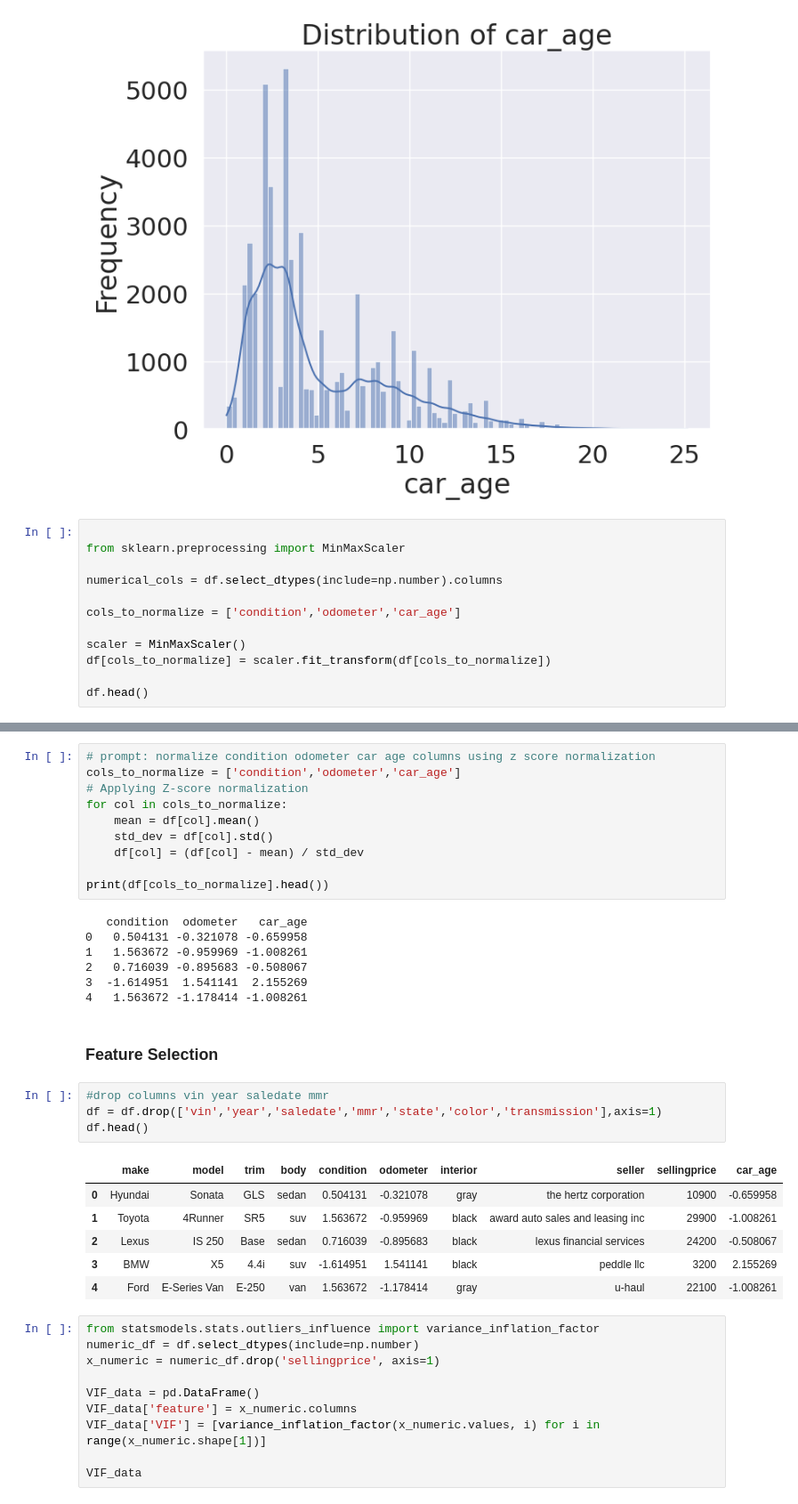
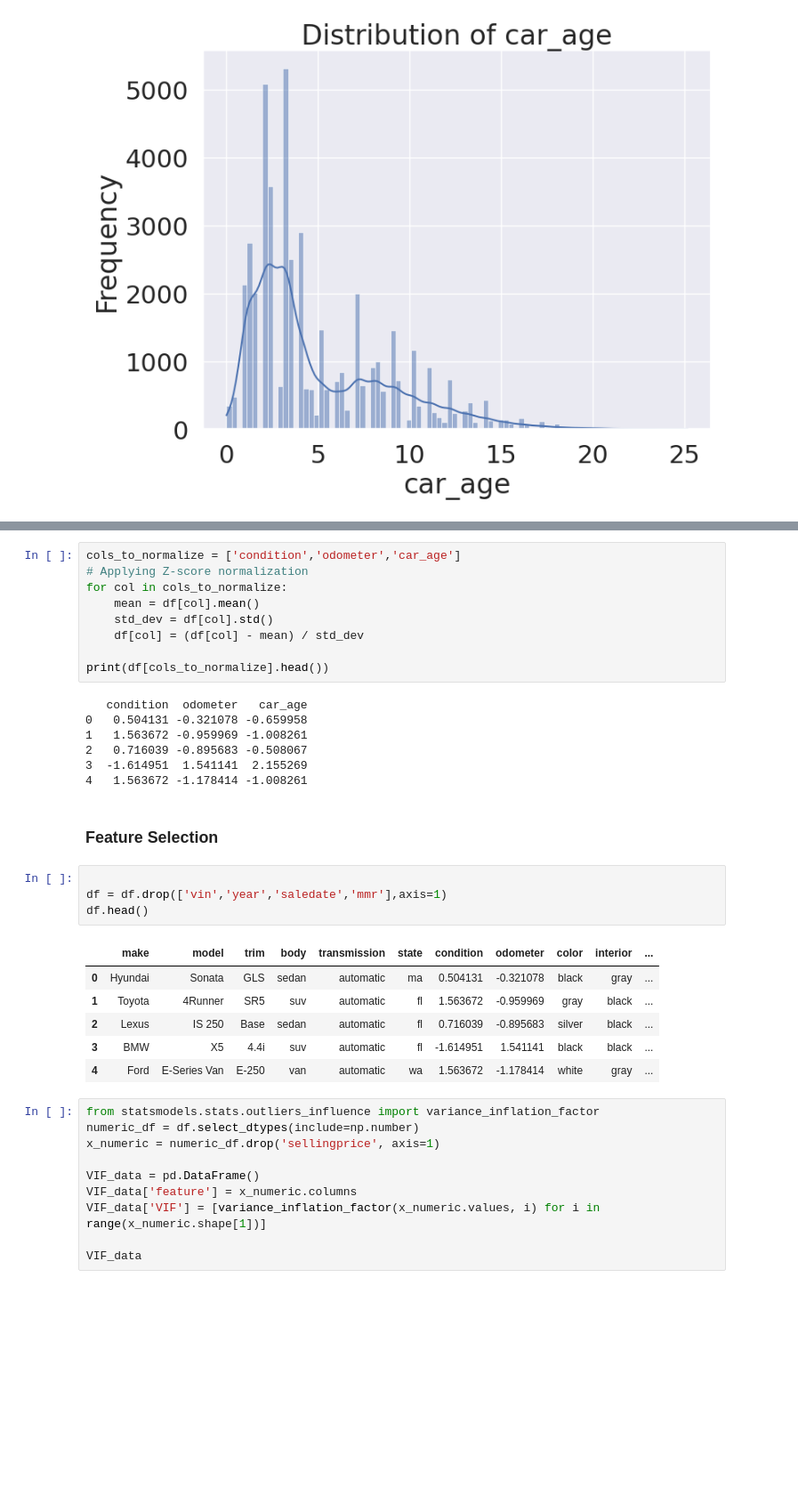
Before and after one commit to TameemAlghazaly/Data-Science-Projects, a Jupyter notebook: Car Prices Linear Regression/Car Prices Prediction Updated.ipynb, the cells around one changed output, grey strips where cells are left out. Shown at 89% size. Drawn from its saved outputs; the diff is of its cells as text; blank space fills up the shorter version.

```diff
--- a/Car Prices Linear Regression/Car Prices Prediction Updated.ipynb
+++ b/Car Prices Linear Regression/Car Prices Prediction Updated.ipynb
@@ -451,15 +451,3 @@ for col in numeric_cols:
 [figure]
 [figure]
 [figure]
-# %%
-
-from sklearn.preprocessing import MinMaxScaler
-
-numerical_cols = df.select_dtypes(include=np.number).columns
-
-cols_to_normalize = ['condition','odometer','car_age']
-
-scaler = MinMaxScaler()
-df[cols_to_normalize] = scaler.fit_transform(df[cols_to_normalize])
-
-df.head()
@@ -473,5 +454,4 @@ df.head()
 # %%
-# prompt: normalize condition odometer car age columns using z score normalization
 cols_to_normalize = ['condition','odometer','car_age']
 # Applying Z-score normalization
 for col in cols_to_normalize:
@@ -490,16 +470,16 @@ print(df[cols_to_normalize].head())
 # %% [markdown]
 ### Feature Selection
 # %%
-#drop columns vin year saledate mmr
-df = df.drop(['vin','year','saledate','mmr','state','color','transmission'],axis=1)
+
+df = df.drop(['vin','year','saledate','mmr'],axis=1)
 df.head()
 # %% [output]
-|  | make | model | trim | body | condition | odometer | interior | seller | sellingprice | car_age |
-| 0 | Hyundai | Sonata | GLS | sedan | 0.504131 | -0.321078 | gray | the hertz corporation | 10900 | -0.659958 |
-| 1 | Toyota | 4Runner | SR5 | suv | 1.563672 | -0.959969 | black | award auto sales and leasing inc | 29900 | -1.008261 |
-| 2 | Lexus | IS 250 | Base | sedan | 0.716039 | -0.895683 | black | lexus financial services | 24200 | -0.508067 |
-| 3 | BMW | X5 | 4.4i | suv | -1.614951 | 1.541141 | black | peddle llc | 3200 | 2.155269 |
-| 4 | Ford | E-Series Van | E-250 | van | 1.563672 | -1.178414 | gray | u-haul | 22100 | -1.008261 |
+|  | make | model | trim | body | transmission | state | condition | odometer | color | interior | ... |
+| 0 | Hyundai | Sonata | GLS | sedan | automatic | ma | 0.504131 | -0.321078 | black | gray | ... |
+| 1 | Toyota | 4Runner | SR5 | suv | automatic | fl | 1.563672 | -0.959969 | gray | black | ... |
+| 2 | Lexus | IS 250 | Base | sedan | automatic | fl | 0.716039 | -0.895683 | silver | black | ... |
+| 3 | BMW | X5 | 4.4i | suv | automatic | fl | -1.614951 | 1.541141 | black | black | ... |
+| 4 | Ford | E-Series Van | E-250 | van | automatic | wa | 1.563672 | -1.178414 | white | gray | ... |
 # %%
 from statsmodels.stats.outliers_influence import variance_inflation_factor
 numeric_df = df.select_dtypes(include=np.number)
```
Also changed, not shown: parts of 12 cells of this notebook.
